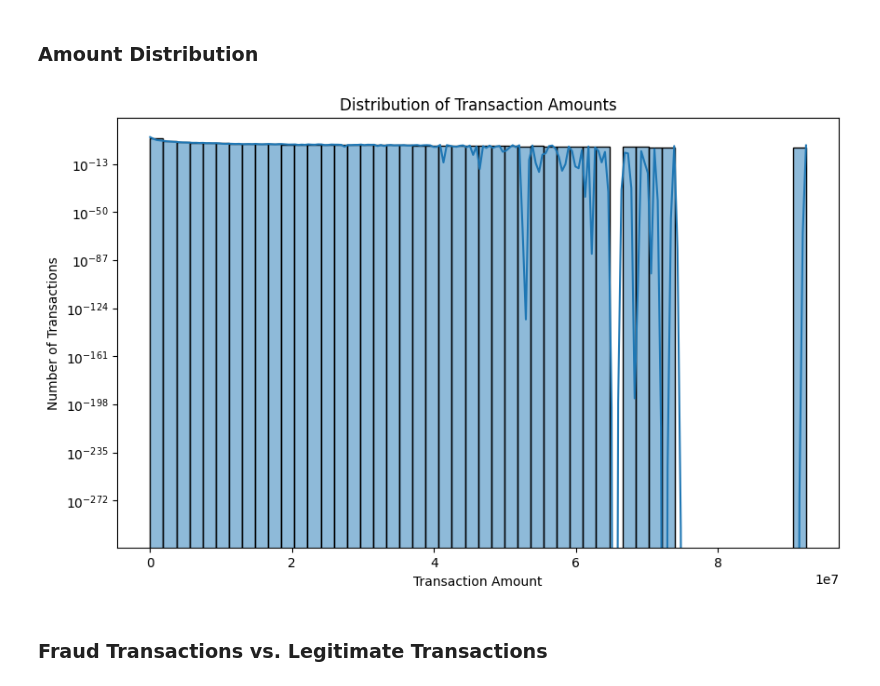
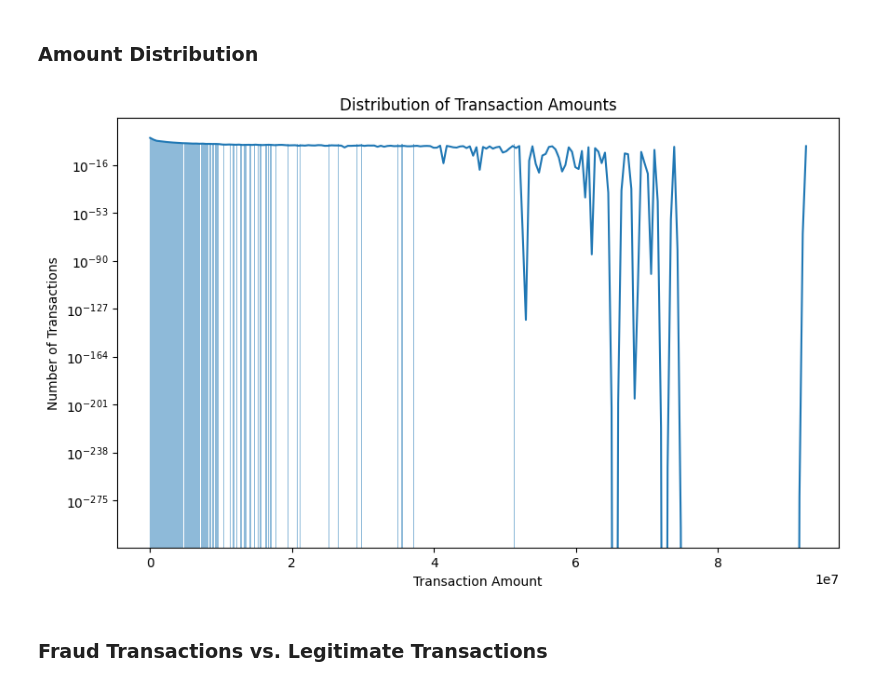
Before and after one commit to iamabhinav13/fraud-detection, a Jupyter notebook: FraudDetection.ipynb, the cells around one changed output. Saved outputs shown, nothing was run; the diff lists cells and outputs as text; code cells hidden in the pictures.

```diff
--- a/FraudDetection.ipynb
+++ b/FraudDetection.ipynb
@@ -81,14 +83,14 @@ plt.show()
 ### Amount Distribution
 # %%
 plt.figure(figsize=(10, 6))
-sns.histplot(df['amount'], bins=50, kde=True)
+sns.histplot(df['amount'], kde=True)
 plt.title('Distribution of Transaction Amounts')
 plt.xlabel('Transaction Amount')
 plt.ylabel('Number of Transactions')
 plt.yscale('log')
 plt.show()
 # %% [output]
-[figure, old version]
+[figure, new version]
 # %% [markdown]
 ### Fraud Transactions vs. Legitimate Transactions
 # %%
```
Also changed, not shown: parts of 7 cells of this notebook.
